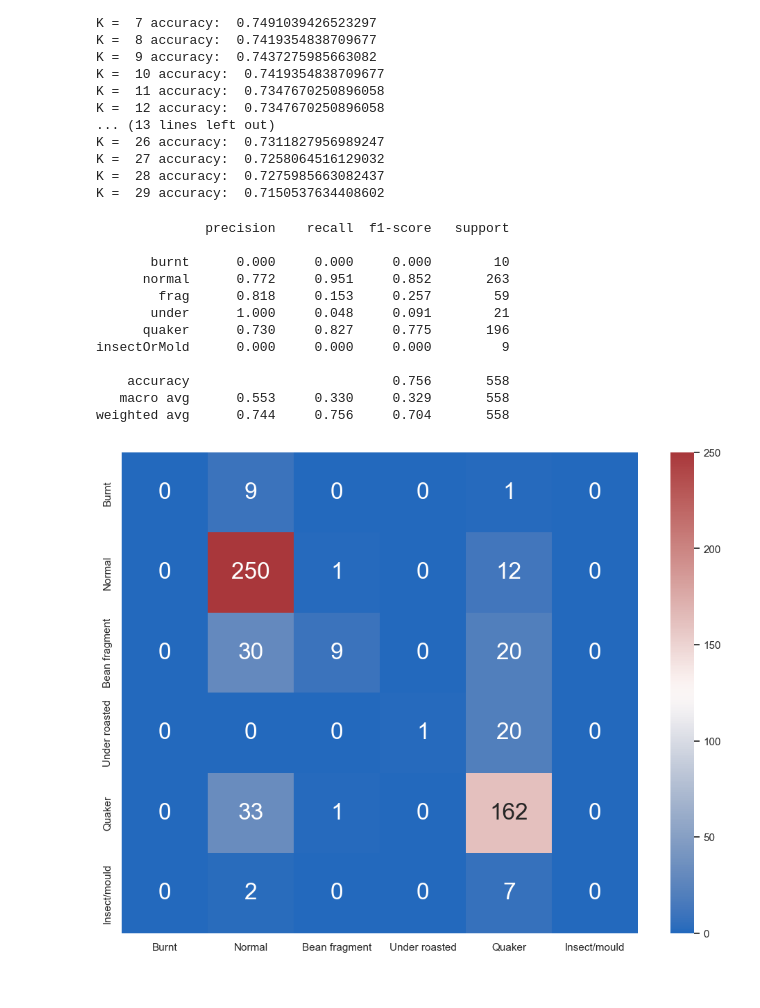
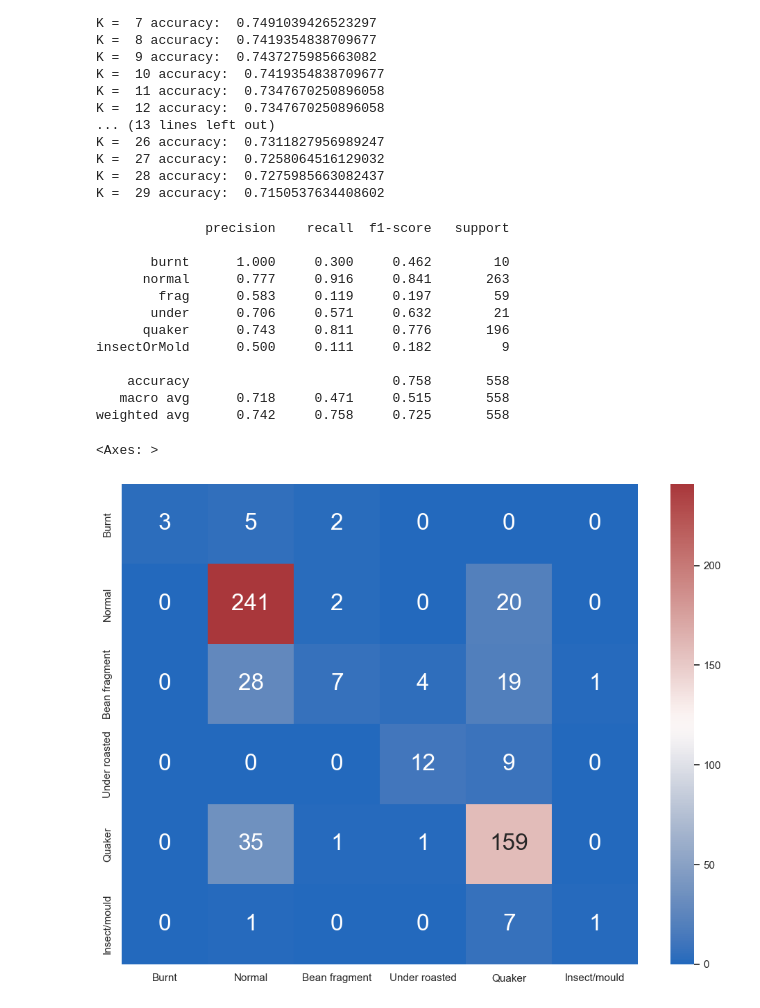
Before and after one commit to dont-text-me/PRBX-work, a Jupyter notebook: classifier-KNN.ipynb, the cells around one changed output. Drawn from its saved outputs; the diff is of its cells as text; code cells hidden in the pictures.

Commit message:
finish knn results section

```diff
--- a/classifier-KNN.ipynb
+++ b/classifier-KNN.ipynb
@@ -160,44 +160,45 @@ DEFECT_CLASSES_PRINT_NAMES = {
     "insectOrMold": "Insect/mould",
 }
 
-knn = KNeighborsClassifier(n_neighbors=28, metric="manhattan")
+knn = KNeighborsClassifier(n_neighbors=7, metric="canberra")
 knn.fit(X_train_hists, y_train)
 preds = knn.predict(X_test_hists)
 print(
     classification_report(
         y_test, preds, zero_division=0, target_names=DEFECT_CLASSES.keys(), digits=3
     )
 )
 
 matrix = MulticlassConfusionMatrix(len(DEFECT_CLASSES))
 matrix.update(torch.tensor(preds), y_test)
 
 confs = matrix.compute()
 
 
 fig, ax = plt.subplots(figsize=(12, 9))
 sns.heatmap(
     confs,
     annot=True,  # write values in cells
     cmap="vlag",
     xticklabels=[DEFECT_CLASSES_PRINT_NAMES[key] for key in DEFECT_CLASSES.keys()],
     yticklabels=[DEFECT_CLASSES_PRINT_NAMES[key] for key in DEFECT_CLASSES.keys()],
     ax=ax,
     fmt="g",  # annotate without using scientific notation
     annot_kws={"fontsize": 24},
 )
-plt.savefig("report/figures/results/KNN-1.png")
+# plt.savefig("report/figures/results/KNN-1.png")
 # %% [output]
               precision    recall  f1-score   support
 
-       burnt      0.000     0.000     0.000        10
-      normal      0.772     0.951     0.852       263
-        frag      0.818     0.153     0.257        59
-       under      1.000     0.048     0.091        21
-      quaker      0.730     0.827     0.775       196
-insectOrMold      0.000     0.000     0.000         9
+       burnt      1.000     0.300     0.462        10
+      normal      0.777     0.916     0.841       263
+        frag      0.583     0.119     0.197        59
+       under      0.706     0.571     0.632        21
+      quaker      0.743     0.811     0.776       196
+insectOrMold      0.500     0.111     0.182         9
 
-    accuracy                          0.756       558
-   macro avg      0.553     0.330     0.329       558
-weighted avg      0.744     0.756     0.704       558
+    accuracy                          0.758       558
+   macro avg      0.718     0.471     0.515       558
+weighted avg      0.742     0.758     0.725       558
+<Axes: >
-[figure, old version]
+[figure, new version]
```
Also changed, not shown: 1 other file.
